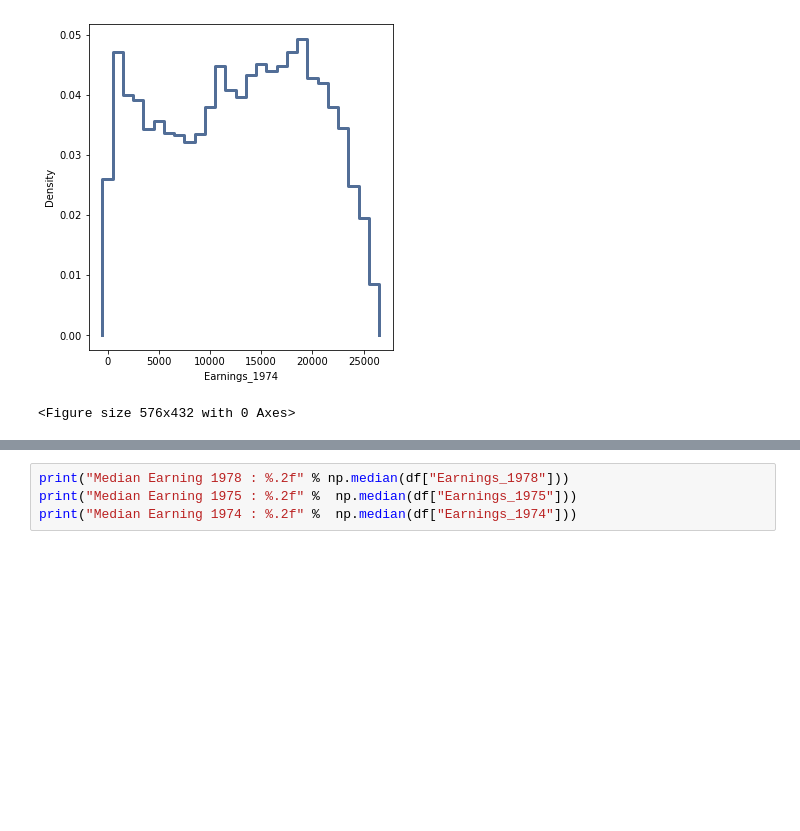
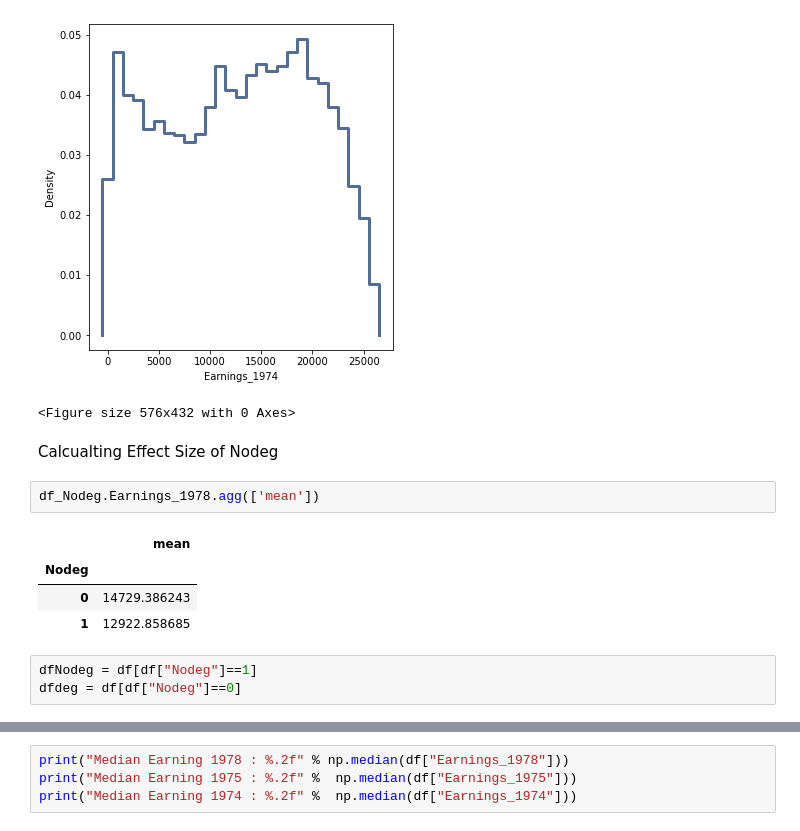
Before and after one commit to fadesere/BSIP_Assignment_1_Students, a Jupyter notebook: Assignment.ipynb, the cells around one changed output, grey strips where cells are left out. Drawn from its saved outputs; the diff is of its cells as text; blank space fills up the shorter version.

```diff
--- a/Assignment.ipynb
+++ b/Assignment.ipynb
@@ -458,3 +484,15 @@ thinkplot.Show(xlabel="Earnings_1974", ylabel = "Density")
 # %% [output]
 [figure]
 <Figure size 576x432 with 0 Axes>
+# %% [markdown]
+Calcualting Effect Size of Nodeg
+# %%
+df_Nodeg.Earnings_1978.agg(['mean'])
+# %% [output]
+|  | mean |
+| Nodeg |  |
+| 0 | 14729.386243 |
+| 1 | 12922.858685 |
+# %%
+dfNodeg = df[df["Nodeg"]==1]
+dfdeg = df[df["Nodeg"]==0]
```
Also changed, not shown: parts of 38 cells of this notebook, 1 other file.
